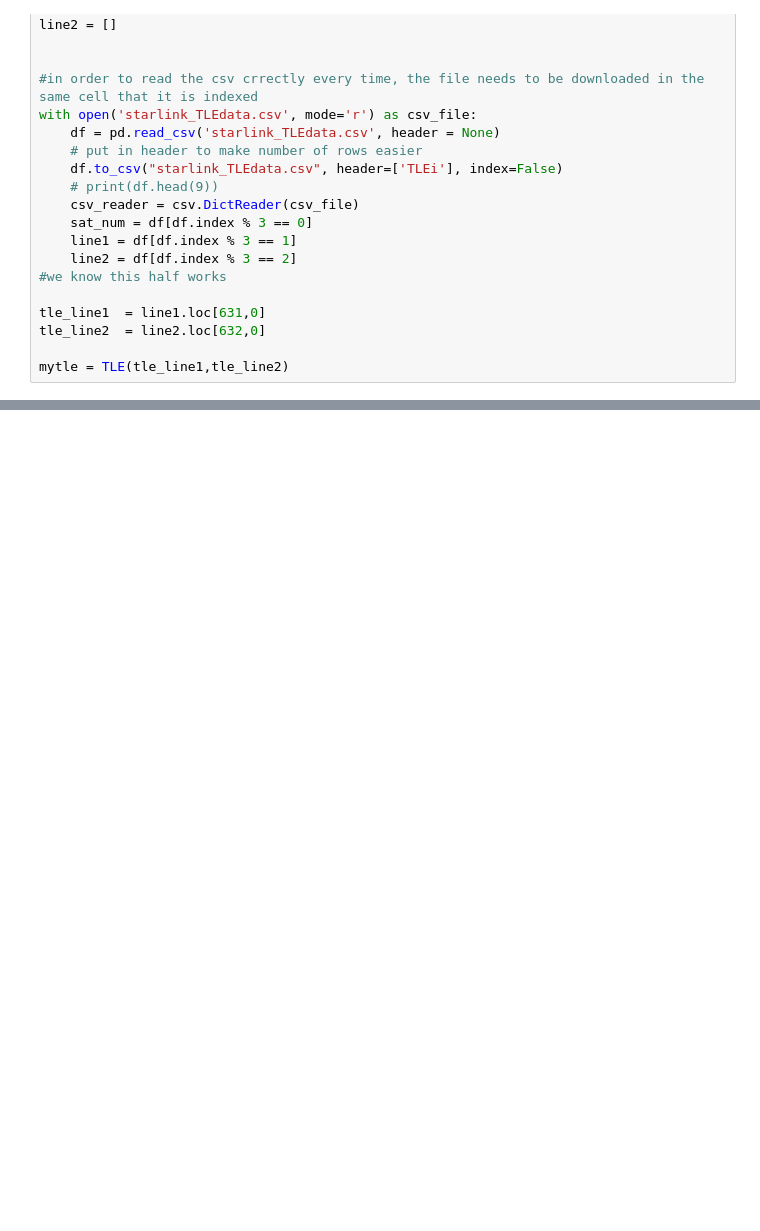
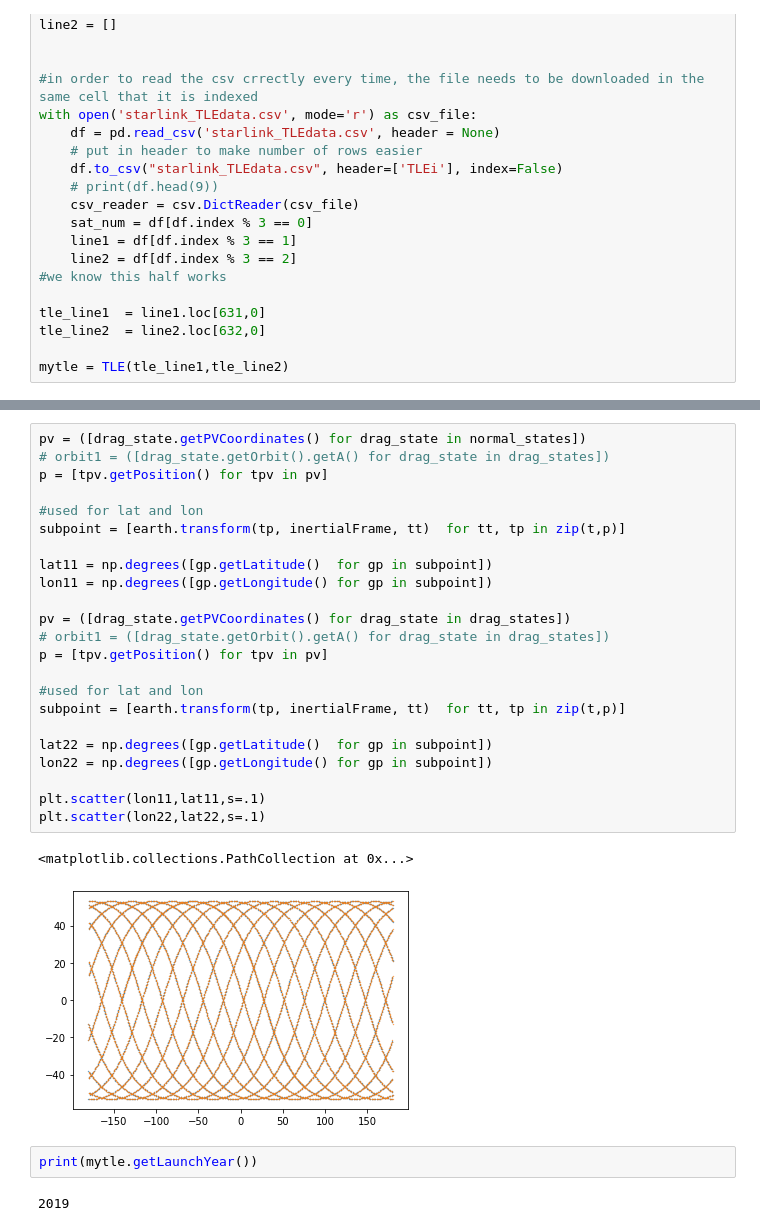
Before and after one commit to NickMoraga/NickMoraga, a Jupyter notebook: drag_calc.ipynb, the cells around one changed output, grey strips where cells are left out. Cells and saved outputs as stored; diff of their text form; blank space fills up the shorter version.

```diff
--- a/drag_calc.ipynb
+++ b/drag_calc.ipynb
@@ -350,0 +662,30 @@ from force_functions import draggin
+# %%
+pv = ([drag_state.getPVCoordinates() for drag_state in normal_states])
+# orbit1 = ([drag_state.getOrbit().getA() for drag_state in drag_states])
+p = [tpv.getPosition() for tpv in pv]
+
+#used for lat and lon
+subpoint = [earth.transform(tp, inertialFrame, tt)  for tt, tp in zip(t,p)]
+
+lat11 = np.degrees([gp.getLatitude()  for gp in subpoint])
+lon11 = np.degrees([gp.getLongitude() for gp in subpoint])
+
+pv = ([drag_state.getPVCoordinates() for drag_state in drag_states])
+# orbit1 = ([drag_state.getOrbit().getA() for drag_state in drag_states])
+p = [tpv.getPosition() for tpv in pv]
+
+#used for lat and lon
+subpoint = [earth.transform(tp, inertialFrame, tt)  for tt, tp in zip(t,p)]
+
+lat22 = np.degrees([gp.getLatitude()  for gp in subpoint])
+lon22 = np.degrees([gp.getLongitude() for gp in subpoint])
+
+plt.scatter(lon11,lat11,s=.1)
+plt.scatter(lon22,lat22,s=.1)
+# %% [output]
+<matplotlib.collections.PathCollection at 0x...>
+[figure, added]
+# %%
+print(mytle.getLaunchYear())
+# %% [output]
+2019
```
Also changed, not shown: parts of 18 cells of this notebook.
